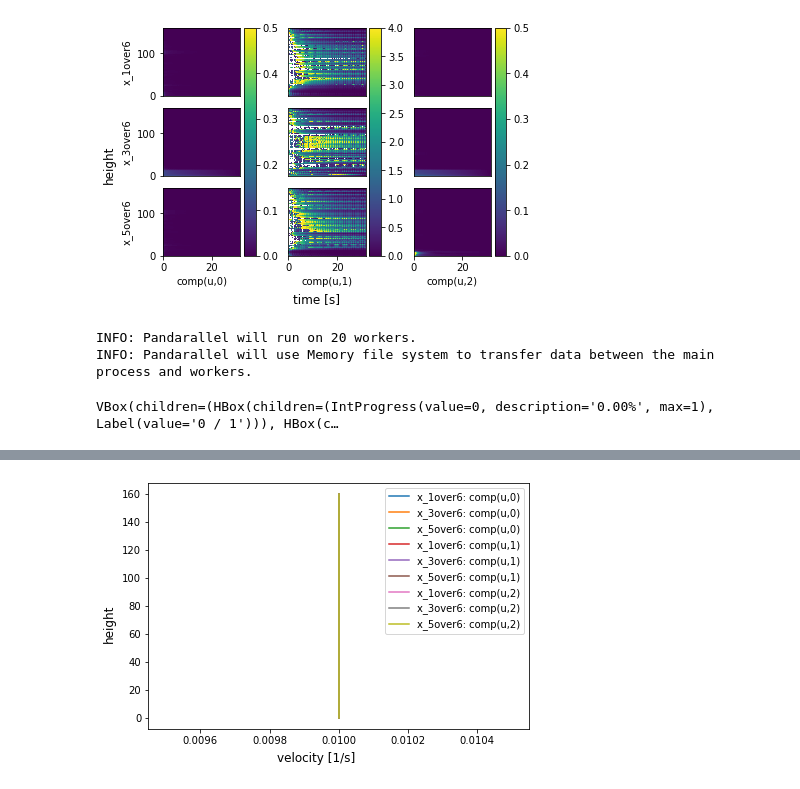
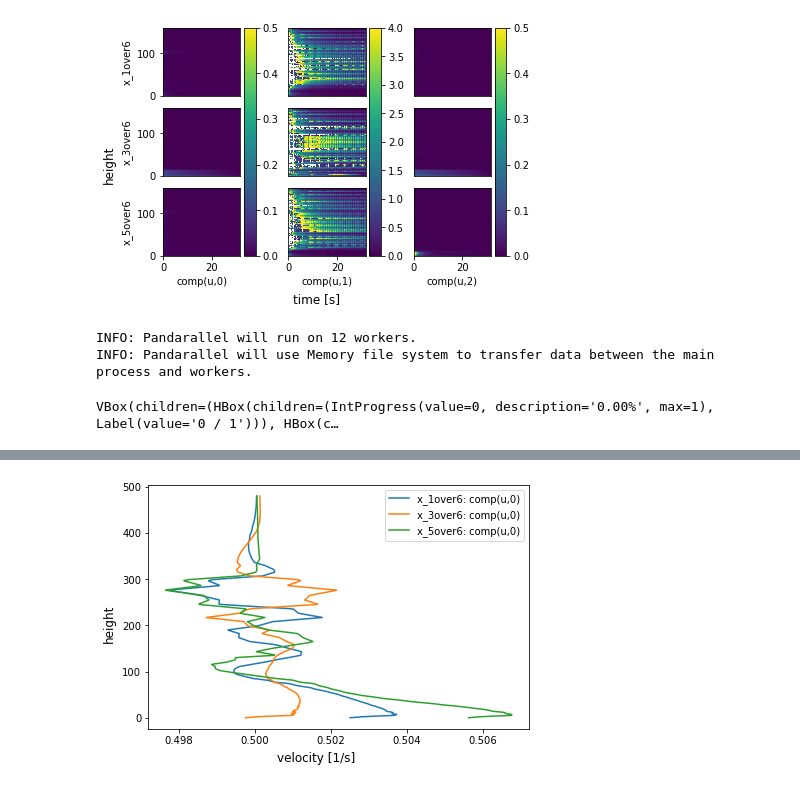
Before and after one commit to nbachand/city_block_cfd, a Jupyter notebook: sfam_post-processing.ipynb, the cells around one changed output, grey strips where cells are left out. Cells and saved outputs as stored; diff of their text form; code cells hidden in the pictures.

```diff
--- a/sfam_post-processing.ipynb
+++ b/sfam_post-processing.ipynb
@@ -43,8 +41,8 @@ the friction vewlocity is uFric 0.048130228186832984
 flat plate Reynolds number is 15041974.346891265
 wall spacing is 0.15187213520993692 for y+ of 500
 # %%
-probes = probePost.Probes(f'{scratch_dir}/CHARLES/R{run}/probes/probesOut')
-probes.get_locations(f'{scratch_dir}/CHARLES/R{run}/probes/locations')
+probes = probePost.Probes(f'{scratch_dir}/CHARLES/{category}/R{run}/probes/probesOut')
+probes.get_locations(f'{scratch_dir}/CHARLES/{category}/R{run}/probes/locations')
 # %%
 plot_params = {
     'plot_levels' : {
@@ -110,8 +108,8 @@ plotting took 20 seconds
 # %%
 probes.profile_plots(
     # names = ['x_3over6'],
-    steps = probes.probe_steps[0],
-#     quants = ['comp(u,0)'],
+    steps = probes.probe_steps[-1],
+    quants = ['comp(u,0)'],
     plot_params = {
         'stack span' : 'y',
         'xlabel': 'velocity [1/s]',
@@ -120,6 +118,6 @@ probes.profile_plots(
     parrallel=True
     )
 # %% [output]
-INFO: Pandarallel will run on 20 workers.
+INFO: Pandarallel will run on 12 workers.
 INFO: Pandarallel will use Memory file system to transfer data between the main process and workers.
 VBox(children=(HBox(children=(IntProgress(value=0, description='0.00%', max=1), Label(value='0 / 1'))), HBox(c…
@@ -127,2 +125,2 @@ reading data took 0 seconds
 memorizing data took 0 seconds
-[figure, old version]
+[figure, new version]
```
Also changed, not shown: parts of 6 cells of this notebook, 7 other files.
